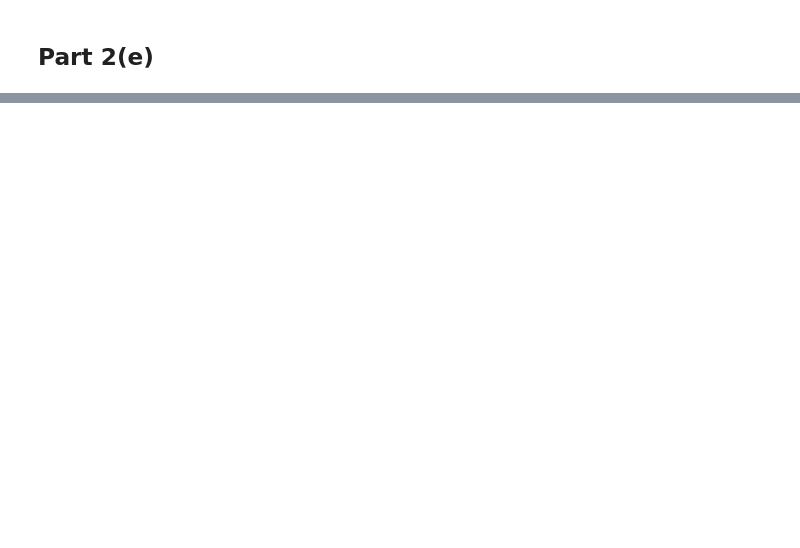
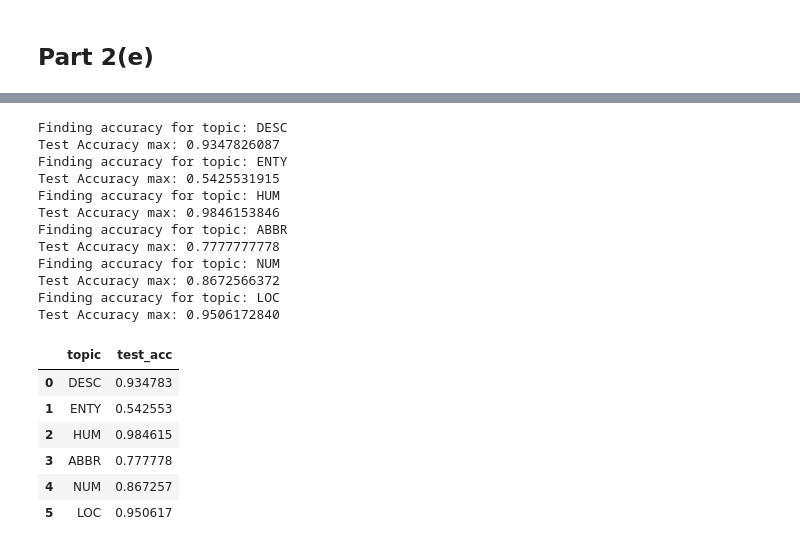
Before and after one commit to rachieeek/SC4002-NLP, a Jupyter notebook: assignment.ipynb, the cells around one changed output, grey strips where cells are left out. Saved outputs shown, nothing was run; the diff lists cells and outputs as text; code cells hidden in the pictures; blank space fills up the shorter version.

```diff
--- a/assignment.ipynb
+++ b/assignment.ipynb
@@ -950,16 +964,21 @@ test_data
 # %%
 # Set ideal hyperparameters from 2(a)
-no_epoch = best_hyperparams["no_epoch"]
+if best_hyperparams["no_epochs"] <= 50:
+    no_epoch = 50
+elif best_hyperparams["no_epochs"] > 50 & best_hyperparams["no_epochs"] <= 100:
+    no_epoch = 100
+else:
+    no_epoch = 200
 batch_size = best_hyperparams["batch_size"]
 hidden_dim = best_hyperparams["hidden_dim"]
 lr = best_hyperparams["lr"]
 optimizer = best_hyperparams["optimizer"]
 
 # Set regularization from 2(b)
-dropout = 0.2
-weight_decay = 0
-grad_clip = False
-max_norm = 0
+dropout = df_all.loc[df_all['test_acc'].idxmax(), 'dropout']
+weight_decay = df_all.loc[df_all['test_acc'].idxmax(), 'weight_decay']
+grad_clip = df_all.loc[df_all['test_acc'].idxmax(), 'grad_clip']
+max_norm = df_all.loc[df_all['test_acc'].idxmax(), 'max_norm']
 
 # Set best representation technique from 2(d)
-strategy = 'max' # TO CHANGE based on results from (d)
+strategy = df_rep.loc[df_rep['test_acc'].idxmax(), 'technique']
@@ -1002,9 +1038,33 @@ print(topic_datasets.items())
+# %%
+# Check length of each topic dataset
+for dataset in topic_datasets.values():
+    print(len(dataset))
 # %%
 acc_by_topic = []
 
 for topic, dataset in topic_datasets.items():
-    print(f"Finding accuracy for topic: {topic}")
-    result = test_by_topic(dataset, batch_size, hidden_dim, strategy, dropout, batch_size, hidden_dim, strategy, dropout, optimizer, lr, weight_decay, grad_clip, max_norm, no_epoch)
-    acc_by_topic.append(result)
+    result = test_by_topic(model, dataset, batch_size, hidden_dim, strategy, dropout, optimizer, lr, weight_decay, grad_clip, max_norm, no_epoch)
+    acc_by_topic.append({'topic': topic, 'test_acc': result["test_acc"]})
 
-acc_by_topic
+df_topics = pd.DataFrame(acc_by_topic)
+df_topics
+# %% [output]
+Finding accuracy for topic: DESC
+Test Accuracy max: 0.9347826087
+Finding accuracy for topic: ENTY
+Test Accuracy max: 0.5425531915
+Finding accuracy for topic: HUM
+Test Accuracy max: 0.9846153846
+Finding accuracy for topic: ABBR
+Test Accuracy max: 0.7777777778
+Finding accuracy for topic: NUM
+Test Accuracy max: 0.8672566372
+Finding accuracy for topic: LOC
+Test Accuracy max: 0.9506172840
+|  | topic | test_acc |
+| 0 | DESC | 0.934783 |
+| 1 | ENTY | 0.542553 |
+| 2 | HUM | 0.984615 |
+| 3 | ABBR | 0.777778 |
+| 4 | NUM | 0.867257 |
+| 5 | LOC | 0.950617 |
```
Also changed, not shown: parts of 19 cells of this notebook.
